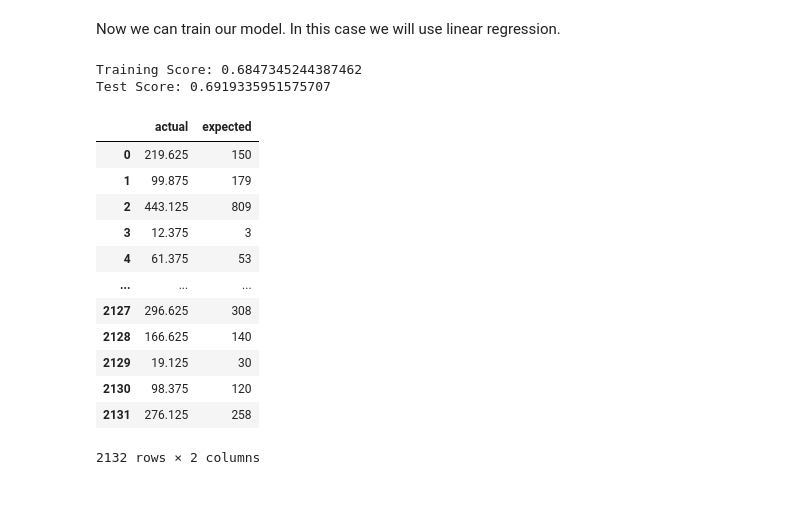
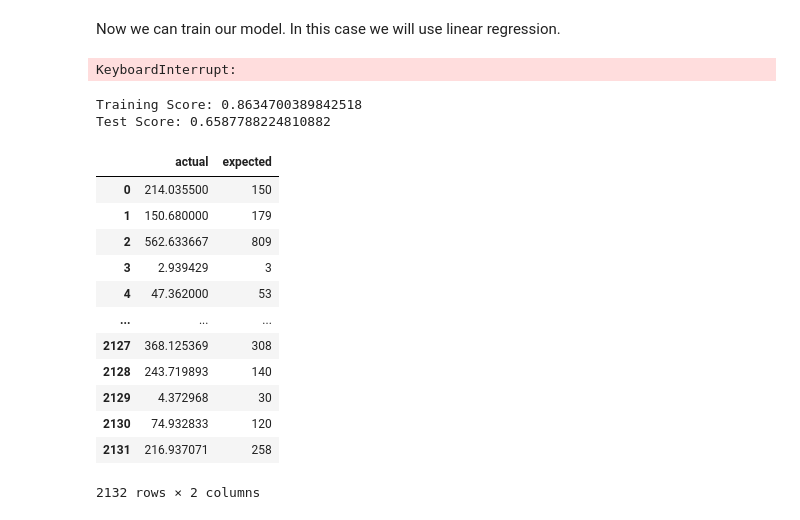
Before and after one commit to NPGiorgi/mlucu, a Jupyter notebook: bikes/bikes.ipynb, the cells around one changed output. Saved outputs shown, nothing was run; the diff lists cells and outputs as text; code cells hidden in the pictures.

```diff
--- a/bikes/bikes.ipynb
+++ b/bikes/bikes.ipynb
@@ -281,40 +281,74 @@ training_features
 8528 rows × 6 columns
 # %% [markdown]
 Now we can train our model. In this case we will use linear regression.
+# %%
+from sklearn.model_selection import RandomizedSearchCV
+import numpy as np
+from sklearn.ensemble import RandomForestRegressor
+
+random_grid = {
+    'n_estimators': [int(x) for x in np.linspace(start=50, stop=2000, num=30)],
+    "criterion": ["mse", "mae"],
+    'max_features': ['sqrt', "log2"],
+    'max_depth': [int(x) for x in np.linspace(10, 110, num = 11)] + [None],
+    'min_samples_split': [2, 5, 10],
+    'min_samples_leaf': [1, 2, 4],
+    'bootstrap': [True, False]
+}
+
+# Use the random grid to search for best hyperparameters
+# First create the base model to tune
+rfr = RandomForestRegressor()
+
+# Random search of parameters, using 3 fold cross validation,
+# search across 100 different combinations, and use all available cores
+rf_random = RandomizedSearchCV(
+    estimator=rfr,
+    param_distributions=random_grid,
+    n_iter=100,
+    cv=3,
+    verbose=0,
+    random_state=42,
+    n_jobs=-1
+)
+rf_random.fit(training_features, training_labels)
+rf_random.best_params_
+# %% [output]
+KeyboardInterrupt:
 # %%
 from pandas import DataFrame
 from sklearn.linear_model import LinearRegression
-from sklearn.preprocessing import PolynomialFeatures
+from sklearn.preprocessing import PolynomialFeatures, StandardScaler
 from sklearn.pipeline import make_pipeline
 
 # train model
-linear_regression = make_pipeline(PolynomialFeatures(3), LinearRegression(normalize=True))
-linear_regression.fit(training_features, training_labels)
+rfr = RandomForestRegressor()
+rfr.fit(training_features, training_labels)
 
-training_score = linear_regression.score(training_features, training_labels)
-test_score = linear_regression.score(testing_features, testing_labels)
+training_score = rfr.score(training_features, training_labels)
+test_score = rfr.score(testing_features, testing_labels)
 
 print(f"Training Score: {training_score}")
 print(f"Test Score: {test_score}")
 
 
 result = DataFrame()
-result["actual"] = linear_regression.predict(testing_features)
+result["actual"] = rfr.predict(testing_features)
 result["expected"] = testing_labels
 result
 # %% [output]
-Training Score: 0.6847345244387462
-Test Score: 0.6919335951575707
+Training Score: 0.8634700389842518
+Test Score: 0.6587788224810882
 |  | actual | expected |
-| 0 | 219.625 | 150 |
-| 1 | 99.875 | 179 |
-| 2 | 443.125 | 809 |
-| 3 | 12.375 | 3 |
-| 4 | 61.375 | 53 |
+| 0 | 214.035500 | 150 |
+| 1 | 150.680000 | 179 |
+| 2 | 562.633667 | 809 |
+| 3 | 2.939429 | 3 |
+| 4 | 47.362000 | 53 |
 | ... | ... | ... |
-| 2127 | 296.625 | 308 |
-| 2128 | 166.625 | 140 |
-| 2129 | 19.125 | 30 |
-| 2130 | 98.375 | 120 |
-| 2131 | 276.125 | 258 |
+| 2127 | 368.125369 | 308 |
+| 2128 | 243.719893 | 140 |
+| 2129 | 4.372968 | 30 |
+| 2130 | 74.932833 | 120 |
+| 2131 | 216.937071 | 258 |
 2132 rows × 2 columns
```
